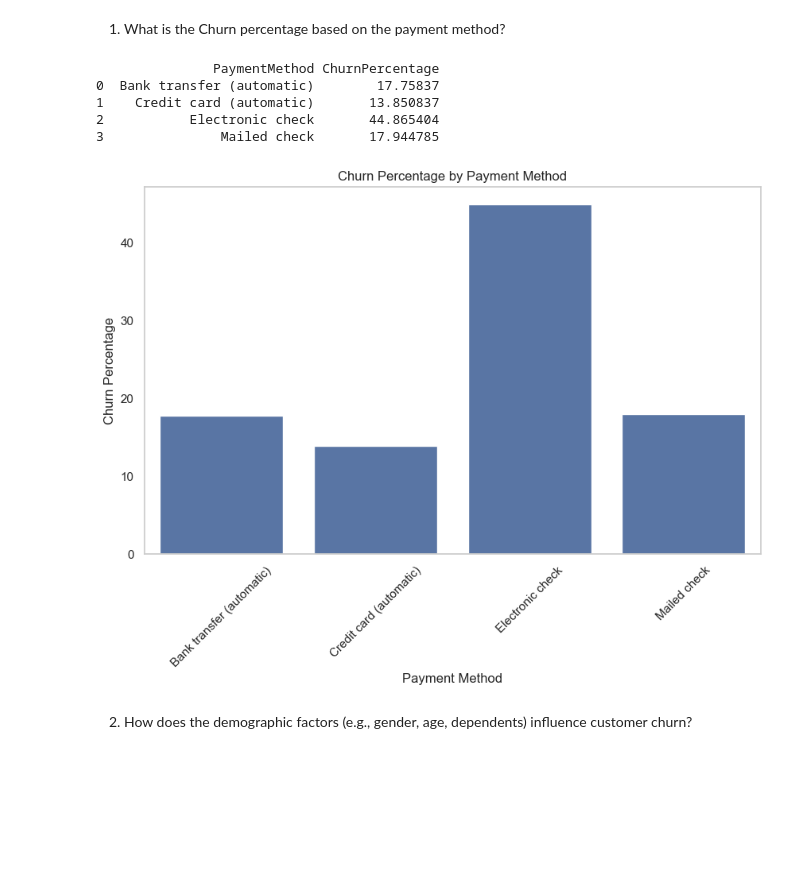
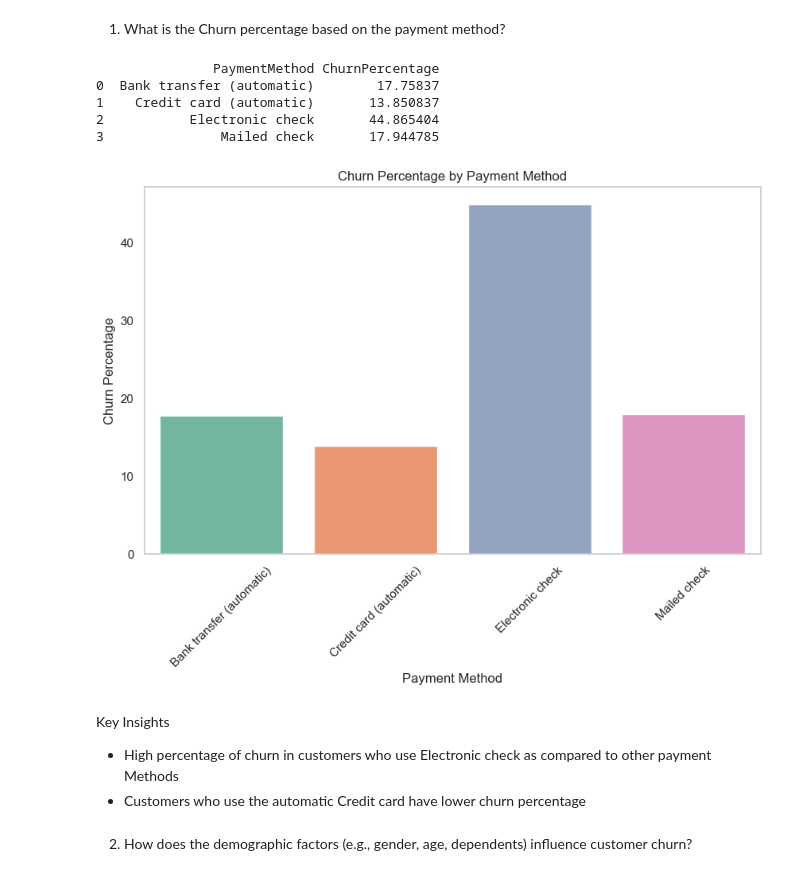
Before and after one commit to Chebet-Mercy/Customer-Churn-ML-Prediction, a Jupyter notebook: notebooks/main.ipynb, the cells around one changed output. Saved outputs shown, nothing was run; the diff lists cells and outputs as text; code cells hidden in the pictures; blank space fills up the shorter version.

```diff
--- a/notebooks/main.ipynb
+++ b/notebooks/main.ipynb
@@ -571,33 +564,37 @@ The null hypothesis is rejected for Dependents. There is a significant effect of
 # %%
 churn_percentage = data.groupby('PaymentMethod')['Churn'].mean() * 100
 churn_percentage = churn_percentage.reset_index()
 churn_percentage.columns = ['PaymentMethod', 'ChurnPercentage']
 print(churn_percentage)
 
 
 # Create a bar plot of churn percentage by payment method
 plt.figure(figsize=(10, 6))
-sns.barplot(x='PaymentMethod', y='ChurnPercentage', data=churn_percentage)
+sns.barplot(x='PaymentMethod', y='ChurnPercentage',palette='Set2', data=churn_percentage)
 
 # Add title and labels
 plt.title('Churn Percentage by Payment Method')
 plt.xlabel('Payment Method')
 plt.ylabel('Churn Percentage')
 
 # Rotate x labels for better readability
 plt.xticks(rotation=45)
 
 plt.grid(False)
 
 # Show plot
 plt.show()
 # %% [output]
                PaymentMethod ChurnPercentage
 0  Bank transfer (automatic)        17.75837
 1    Credit card (automatic)       13.850837
 2           Electronic check       44.865404
 3               Mailed check       17.944785
-[figure, old version]
+[figure, new version]
+# %% [markdown]
+Key Insights
+- High percentage of churn in customers who use Electronic check as compared to other payment Methods
+- Customers who use the automatic Credit card have lower churn percentage
 # %% [markdown]
 2. How does the demographic factors (e.g., gender, age, dependents) influence customer churn?
 # %%
```
Also changed, not shown: parts of 8 cells of this notebook, 2 other files.
